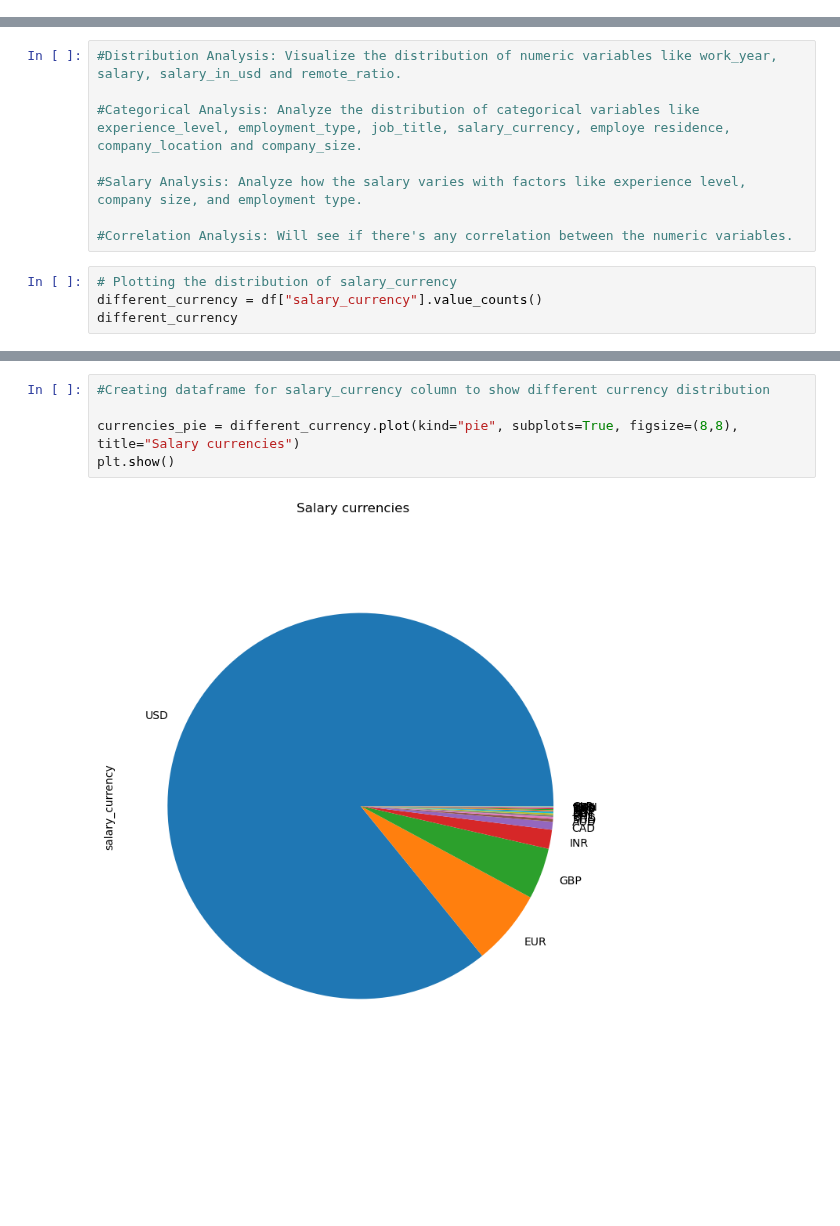
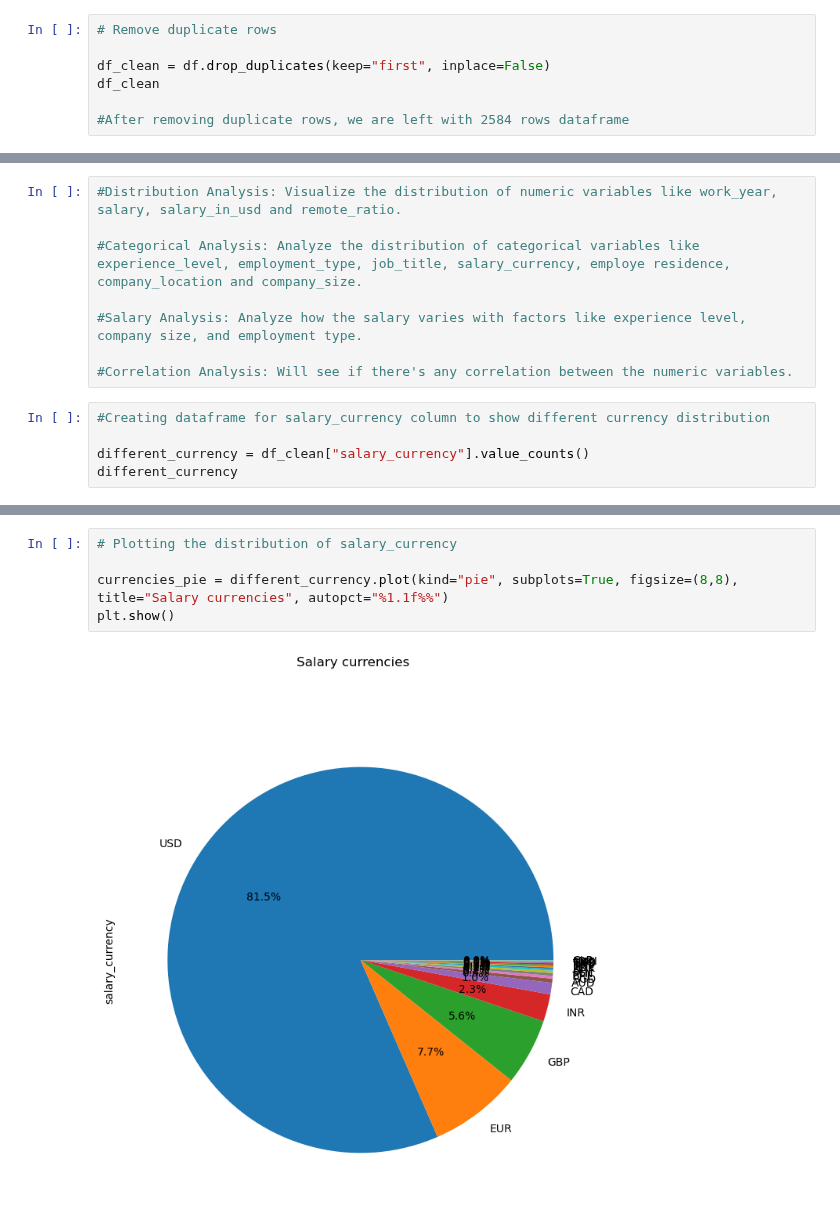
Before and after one commit to garimac12/project_acai, a Jupyter notebook: Project1_GC.ipynb, the cells around one changed output, grey strips where cells are left out. Drawn from its saved outputs; the diff is of its cells as text; blank space fills up the shorter version.

```diff
--- a/Project1_GC.ipynb
+++ b/Project1_GC.ipynb
@@ -44,0 +74,7 @@ Index(['work_year', 'experience_level', 'employment_type', 'job_title',
+# %%
+# Remove duplicate rows
+
+df_clean = df.drop_duplicates(keep="first", inplace=False)
+df_clean
+
+#After removing duplicate rows, we are left with 2584 rows dataframe
@@ -91,7 +141,8 @@ describe_summary
 
 #Correlation Analysis: Will see if there's any correlation between the numeric variables.
 # %%
-# Plotting the distribution of salary_currency
-different_currency = df["salary_currency"].value_counts()
+#Creating dataframe for salary_currency column to show different currency distribution
+
+different_currency = df_clean["salary_currency"].value_counts()
 different_currency
 # %% [output]
@@ -113,9 +164,9 @@ MXN       1
 CLP       1
 Name: salary_currency, dtype: int64
 # %%
-#Creating dataframe for salary_currency column to show different currency distribution
+# Plotting the distribution of salary_currency
 
-currencies_pie = different_currency.plot(kind="pie", subplots=True, figsize=(8,8), title="Salary currencies")
+currencies_pie = different_currency.plot(kind="pie", subplots=True, figsize=(8,8), title="Salary currencies", autopct="%1.1f%%")
 plt.show()
 # %% [output]
-[figure, old version]
+[figure, new version]
```
Also changed, not shown: parts of 10 cells of this notebook.
